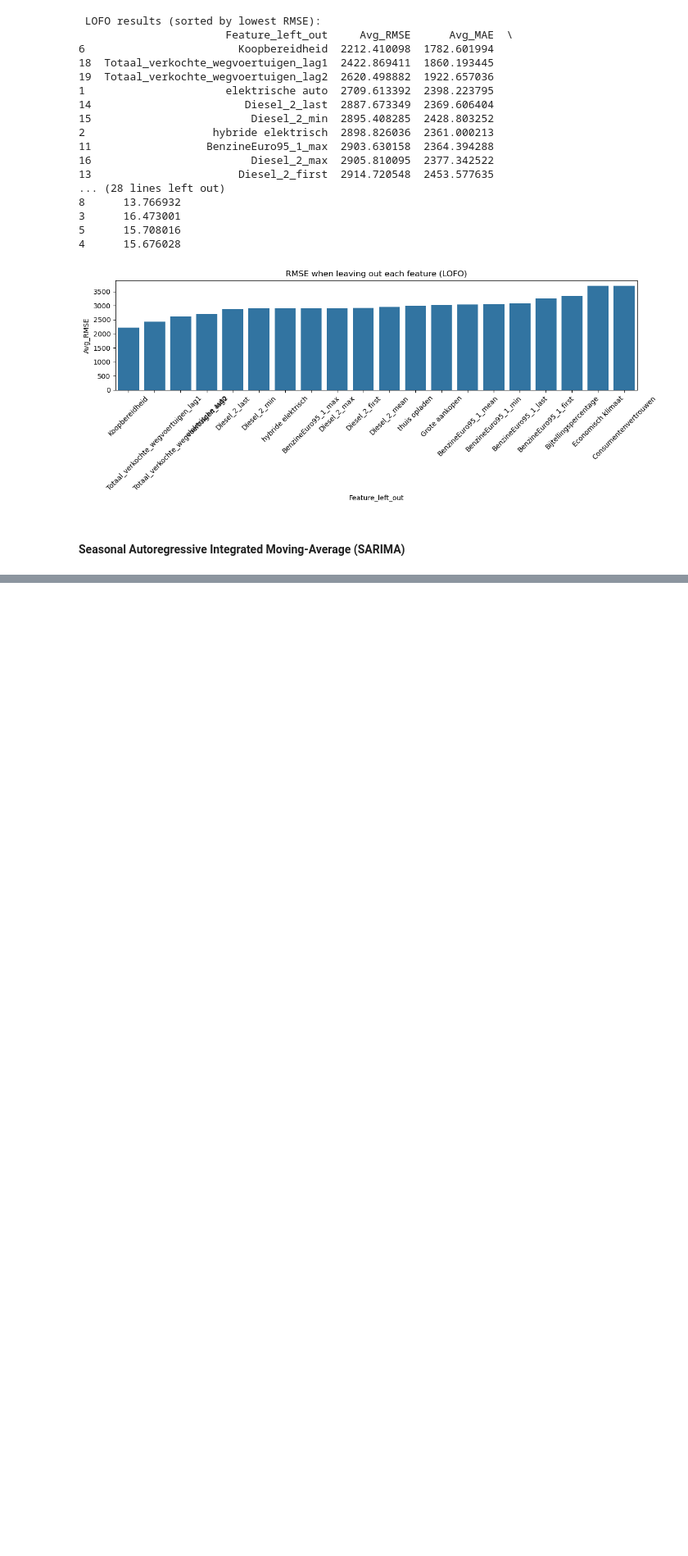
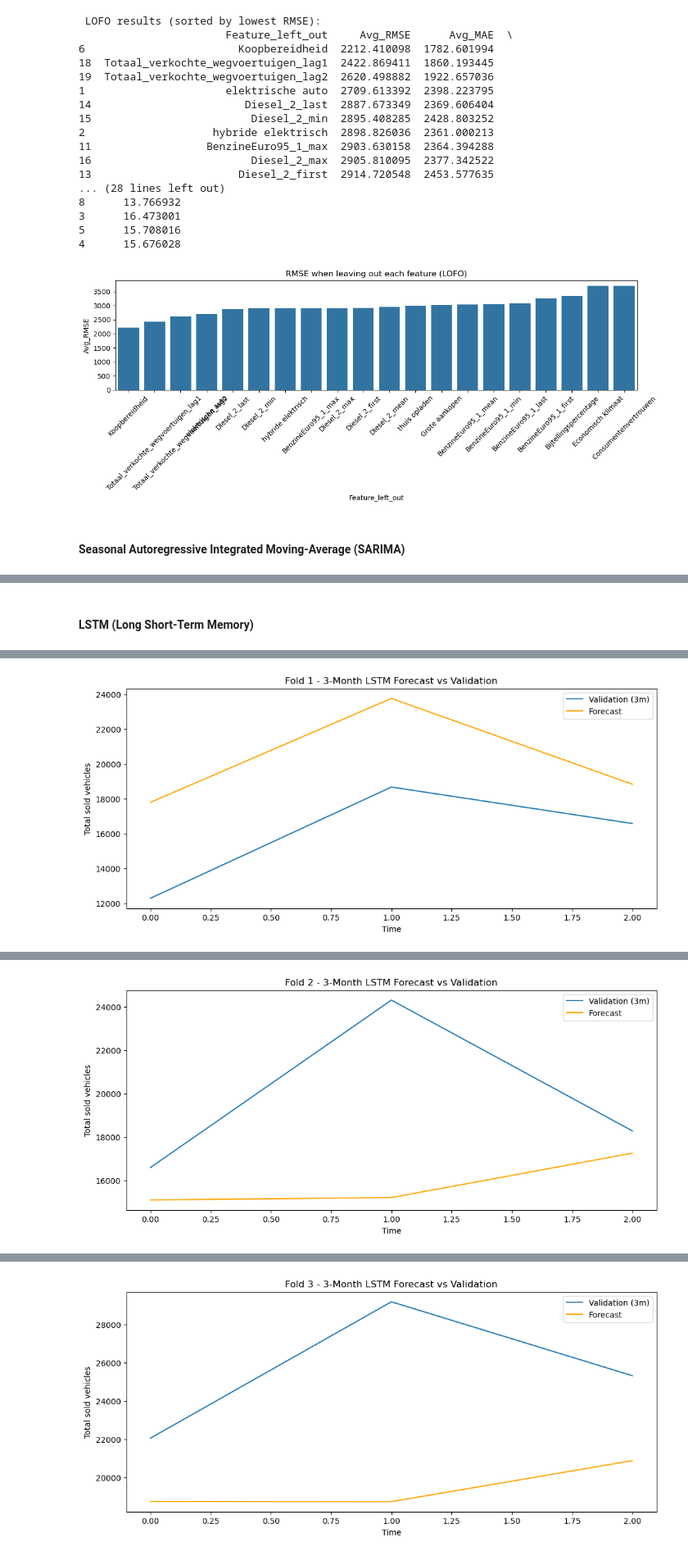
Before and after one commit to DylanHaaz/Tryhard, a Jupyter notebook: v4 _Google_trend/Modelvergelijking.ipynb, the cells around one changed output, grey strips where cells are left out. Shown at 82% size. Saved outputs shown, nothing was run; the diff lists cells and outputs as text; code cells hidden in the pictures; blank space fills up the shorter version.

```diff
--- a/v4 _Google_trend/Modelvergelijking.ipynb
+++ b/v4 _Google_trend/Modelvergelijking.ipynb
@@ -273,0 +365,76 @@ plt.show()
+# %% [markdown]
+#### LSTM (Long Short-Term Memory)
+# %%
+# Prepare data
+df = df_lagged.copy()
+df['Periode'] = pd.to_datetime(df['Periode'])
+df.sort_values('Periode', inplace=True)
+
+# Features and target
+feature_cols = [col for col in df.columns if col not in ['Periode', 'Totaal_verkochte_wegvoertuigen']]
+X = df[feature_cols].values
+y = df['Totaal_verkochte_wegvoertuigen'].values.reshape(-1, 1)
+
+# Scale features and target
+X_scaler = MinMaxScaler()
+y_scaler = MinMaxScaler()
+X_scaled = X_scaler.fit_transform(X)
+y_scaled = y_scaler.fit_transform(y)
+
+# Reshape for LSTM: (samples, timesteps, features)
+X_scaled = X_scaled.reshape((X_scaled.shape[0], 1, X_scaled.shape[1]))
+
+forecast_horizon = 3
+tscv = TimeSeriesSplit(n_splits=3, test_size=12)
+
+rmse_scores, mae_scores, mape_scores = [], [], []
+
+for i, (train_index, val_index) in enumerate(tscv.split(X_scaled)):
+    X_train, X_val_full = X_scaled[train_index], X_scaled[val_index]
+    y_train, y_val_full = y_scaled[train_index], y_scaled[val_index]
+    X_val, y_val = X_val_full[:forecast_horizon], y_val_full[:forecast_horizon]
+
+    # Build LSTM model
+    model = Sequential([
+        LSTM(32, input_shape=(X_train.shape[1], X_train.shape[2])),
+        Dense(1)
+    ])
+    model.compile(optimizer='adam', loss='mse')
+
+    # Train
+    model.fit(X_train, y_train, epochs=50, batch_size=8, verbose=0)
+
+    # Predict
+    y_pred = model.predict(X_val)
+    y_pred_inv = y_scaler.inverse_transform(y_pred)
+    y_val_inv = y_scaler.inverse_transform(y_val)
+
+    # Metrics
+    rmse = np.sqrt(np.mean((y_val_inv - y_pred_inv) ** 2))
+    mae = np.mean(np.abs(y_val_inv - y_pred_inv))
+    mape = np.mean(np.abs((y_val_inv - y_pred_inv) / y_val_inv)) * 100
+
+    rmse_scores.append(rmse)
+    mae_scores.append(mae)
+    mape_scores.append(mape)
+
+    print(f"\nFold {i+1}")
+    print(f"RMSE: {rmse:.2f}")
+    print(f"MAE: {mae:.2f}")
+    print(f"MAPE / Error margin (%): {mape:.2f}")
+
+    # Plot
+    plt.figure(figsize=(12, 5))
+    plt.plot(range(len(y_val_inv)), y_val_inv, label='Validation (3m)')
+    plt.plot(range(len(y_pred_inv)), y_pred_inv, label='Forecast', color='orange')
+    plt.title(f'Fold {i+1} - 3-Month LSTM Forecast vs Validation')
+    plt.xlabel('Time')
+    plt.ylabel('Total sold vehicles')
+    plt.legend()
+    plt.show()
+
+print("\n🔚 Average performance over all folds:")
+print(f"Average RMSE: {np.mean(rmse_scores):.2f}")
+print(f"Average MAE: {np.mean(mae_scores):.2f}")
+print(f"Average MAPE / Error margin (%): {np.mean(mape_scores):.2f}")
+# %% [output]
@@ -273,0 +447 @@ plt.show()
+[figure, added]
@@ -273,0 +455 @@ plt.show()
+[figure, added]
@@ -273,0 +463 @@ plt.show()
+[figure, added]
```
Also changed, not shown: parts of 5 cells of this notebook.
